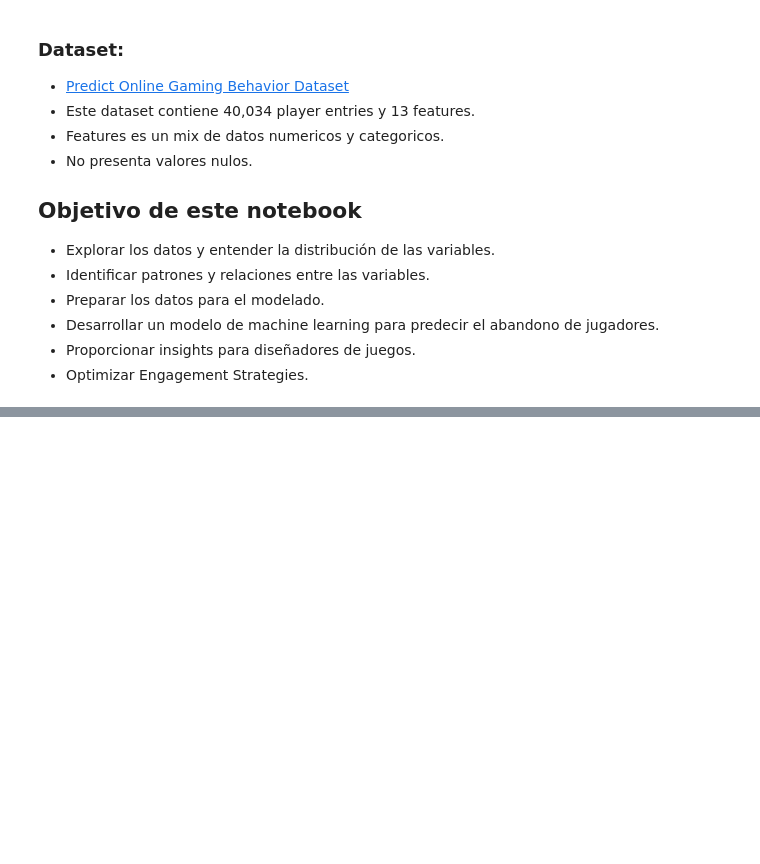
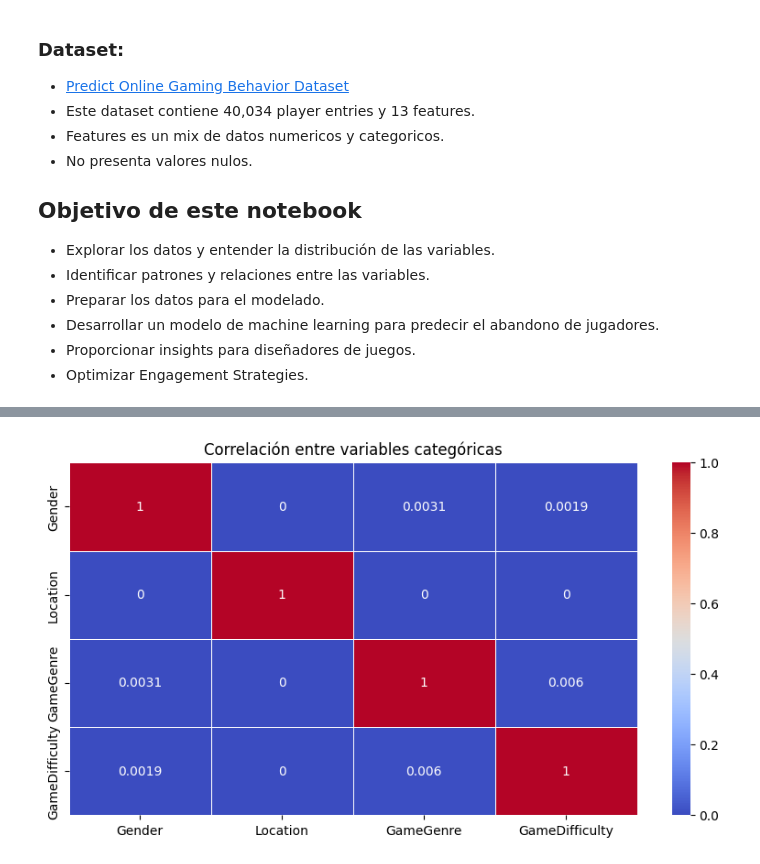
Before and after one commit to Dolcevitta95/Churn_gaming, a Jupyter notebook: dataset/EDA.ipynb, the cells around one changed output, grey strips where cells are left out. Saved outputs shown, nothing was run; the diff lists cells and outputs as text; code cells hidden in the pictures; blank space fills up the shorter version.

```diff
--- a/dataset/EDA.ipynb
+++ b/dataset/EDA.ipynb
@@ -124,0 +295,25 @@ plt.show()
+# %%
+# Relación entre variables categóricas
+# Cramer's V
+def cramers_v(x, y):
+    confusion_matrix = pd.crosstab(x, y) # Creamos una tabla de contingencia
+    chi2 = chi2_contingency(confusion_matrix)[0]
+    n = confusion_matrix.sum().sum()
+    phi2 = chi2 / n
+    r, k = confusion_matrix.shape
+    phi2corr = max(0, phi2 - ((k - 1) * (r - 1)) / (n - 1))
+    rcorr = r - ((r - 1) ** 2) / (n - 1)
+    kcorr = k - ((k - 1) ** 2) / (n - 1)
+    return np.sqrt(phi2corr / min((kcorr - 1), (rcorr - 1)))
+
+cramers_v_matrix = np.ones((len(categorical_features), len(categorical_features)))
+for i, feature1 in enumerate(categorical_features):
+    for j, feature2 in enumerate(categorical_features):
+        cramers_v_matrix[i, j] = cramers_v(df[feature1], df[feature2])
+
+plt.figure(figsize=(10, 5))
+sns.heatmap(cramers_v_matrix, annot=True, xticklabels=categorical_features, yticklabels=categorical_features, cmap='coolwarm', linewidths=0.5)
+plt.title('Correlación entre variables categóricas')
+plt.show()
+# %% [output]
+[figure, added]
```
Also changed, not shown: parts of 33 cells of this notebook.
